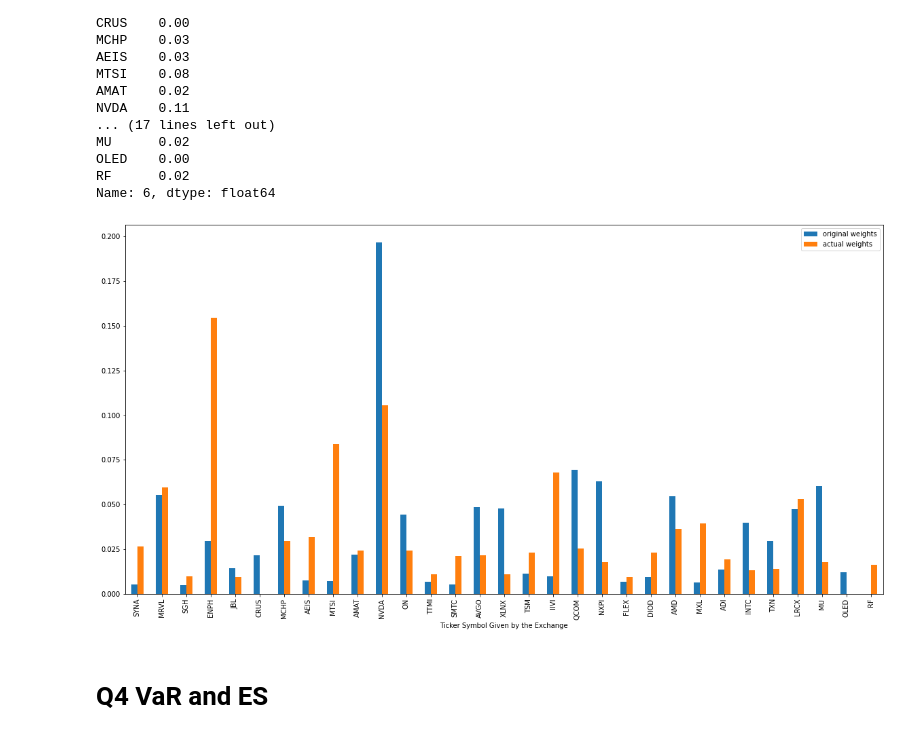
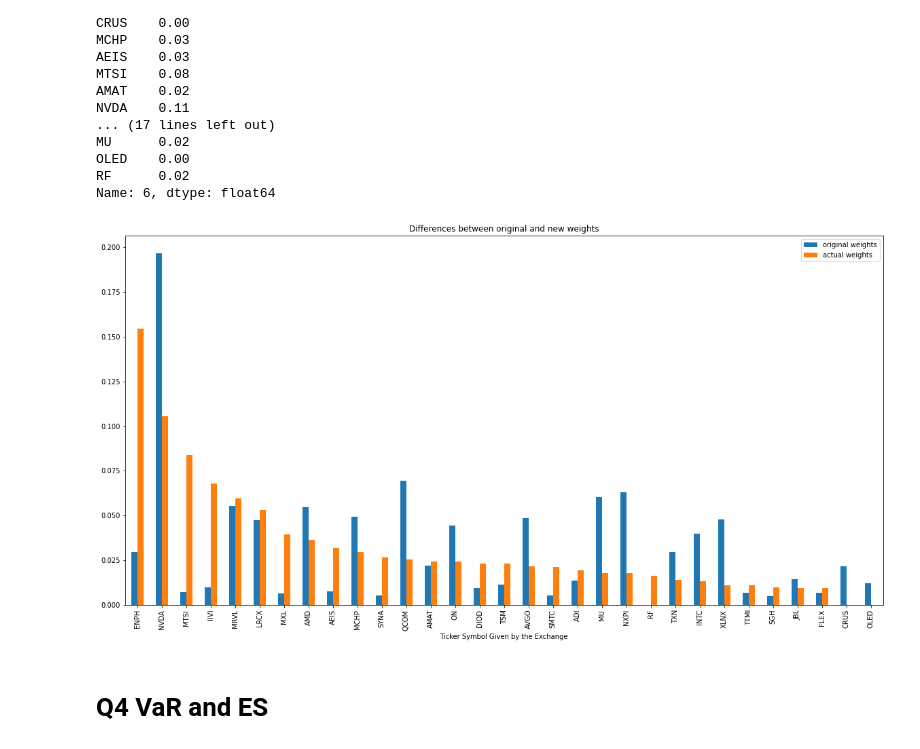
Before and after one commit to coldsonata/bt4016-project, a Jupyter notebook: midterm_code.ipynb, the cells around one changed output. Drawn from its saved outputs; the diff is of its cells as text; code cells hidden in the pictures.

Commit message:
updated graph

```diff
--- a/midterm_code.ipynb
+++ b/midterm_code.ipynb
@@ -767,0 +747,6 @@ comparison_table
+# %%
+#to flag out significant changes to be explained in question 3
+comparison_table['percentage difference'] = (comparison_table['actual weights']-comparison_table['original weights'])*100/comparison_table['original weights']
+comparison_table['percentage difference (abs)'] = comparison_table['percentage difference'].abs()
+
+comparison_table.sort_values("percentage difference (abs)", ascending=False)
@@ -786,10 +790,11 @@ OLED    0.00
 RF      0.02
 Name: 6, dtype: float64
 # %%
-
-_ = comparison_table.loc[:,["original weights","actual weights"]].plot(kind='bar', figsize=(20,10))
+import matplotlib.pyplot as plt
+comparison_table.sort_values("actual weights", ascending=False, inplace=True)
+_ = comparison_table.loc[:,["original weights","actual weights"]].plot(kind='bar', figsize=(20,10), title = 'Differences between original and new weights')
 # %% [output]
-[figure, old version]
+[figure, new version]
 # %% [markdown]
 # Q4 VaR and ES
 # %%
```
Also changed, not shown: parts of 18 cells of this notebook, 1 other file.
